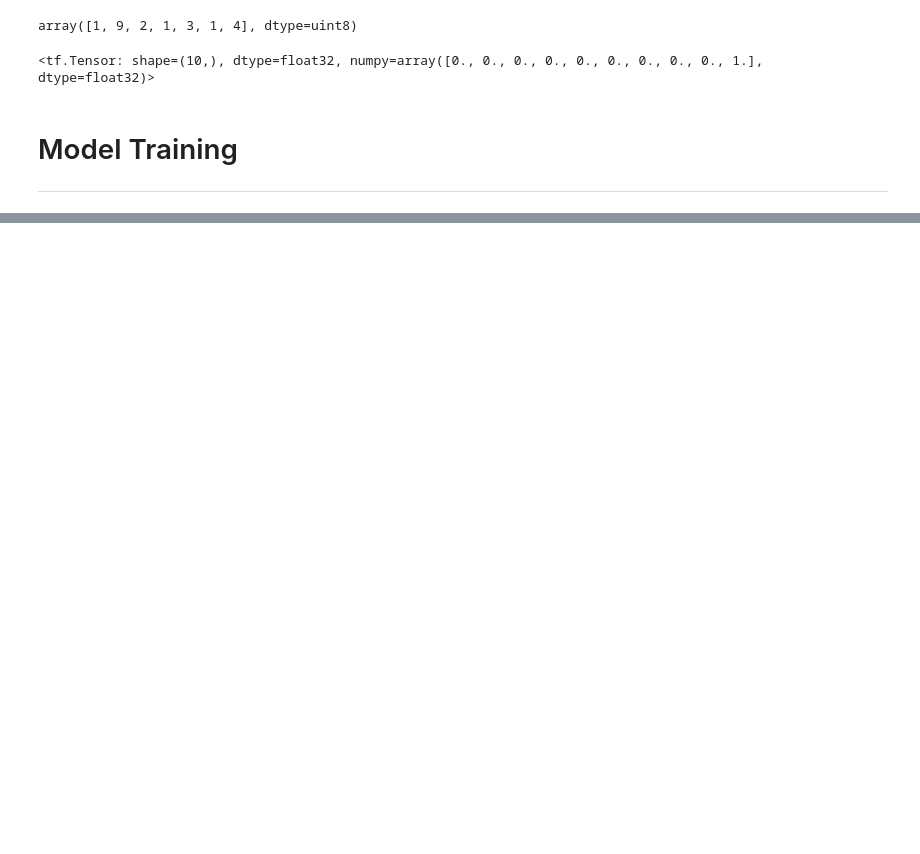
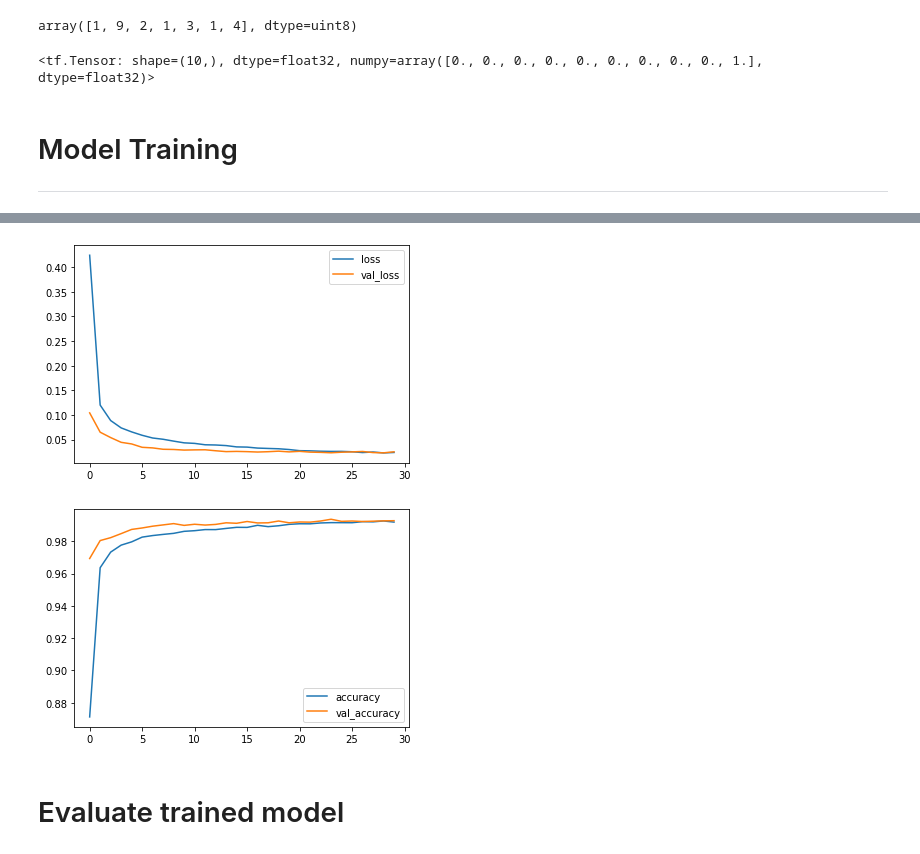
Before and after one commit to mattborghi/mnist-webapp, a Jupyter notebook: model/MNIST_CNN.ipynb, the cells around one changed output, grey strips where cells are left out. Saved outputs shown, nothing was run; the diff lists cells and outputs as text; code cells hidden in the pictures; blank space fills up the shorter version.

Commit message:
add new model

```diff
--- a/model/MNIST_CNN.ipynb
+++ b/model/MNIST_CNN.ipynb
@@ -122,8 +130,15 @@ x_test = X_test.reshape(testing_samples, image_size * image_size)
 # %%
 # Creating the model
 model = Sequential([
-    Dense(image_size * image_size, input_dim = image_size*image_size, activation = 'relu'),
+    InputLayer(input_shape=input_shape),
+    Conv2D(32, kernel_size=(3, 3), activation='relu'), # input_shape=input_shape,
+    MaxPooling2D(pool_size=(2,2)),
+    Conv2D(64, kernel_size=(3, 3), activation='relu'),
+    MaxPooling2D(pool_size=(2,2)),
+    Flatten(),
+    Dropout(0.5),
+    #Dense(128, activation = 'relu'),
+    #Dense(50, activation='relu'),
+#     Dense(image_size * image_size, input_dim = image_size*image_size, activation='relu'),
     Dense(num_classes, activation = 'softmax')
 ])
-# %%
-model.compile(loss='categorical_crossentropy', optimizer='adam', metrics=['accuracy'])
@@ -130,4 +165,9 @@ model.compile(loss='categorical_crossentropy', optimizer='adam', metrics=['accur
+# %%
+# optimizer = RMSprop(learning_rate=0.001, rho=0.9, epsilon=1e-08, decay=0.0)
+# optimizer = Adam(learning_rate=1e-2)
+optimizer = 'adam'
+model.compile(loss='categorical_crossentropy', optimizer=optimizer, metrics=['accuracy'])
 # %%
-model.fit(x_train, y_train, validation_data=(x_test,y_test), epochs=num_epochs,batch_size=batch_size,verbose=2)
+history = model.fit(x_train, y_train, validation_data=(x_test,y_test), epochs=num_epochs,batch_size=batch_size,verbose=2)
 # %% [output]
 Epoch 1/30
@@ -150,0 +190,9 @@ Epoch 30/30
+# %%
+history_frame = pd.DataFrame(history.history)
+history_frame.loc[:, ['loss', 'val_loss']].plot()
+history_frame.loc[:, ['accuracy', 'val_accuracy']].plot();
+# %% [output]
+[figure, added]
+[figure, added]
+# %% [markdown]
+# Evaluate trained model
```
Also changed, not shown: parts of 24 cells of this notebook, 3 other files.
